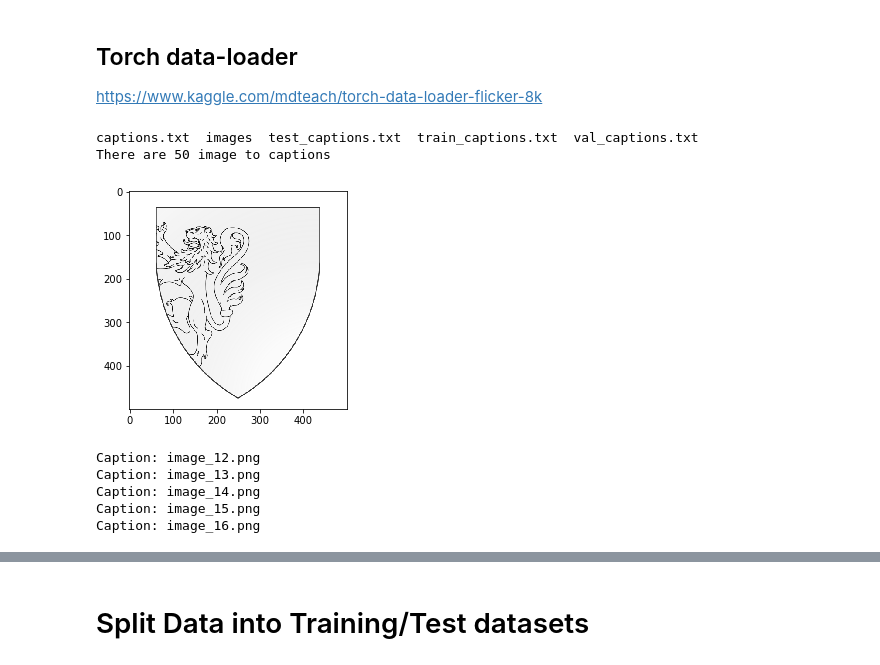
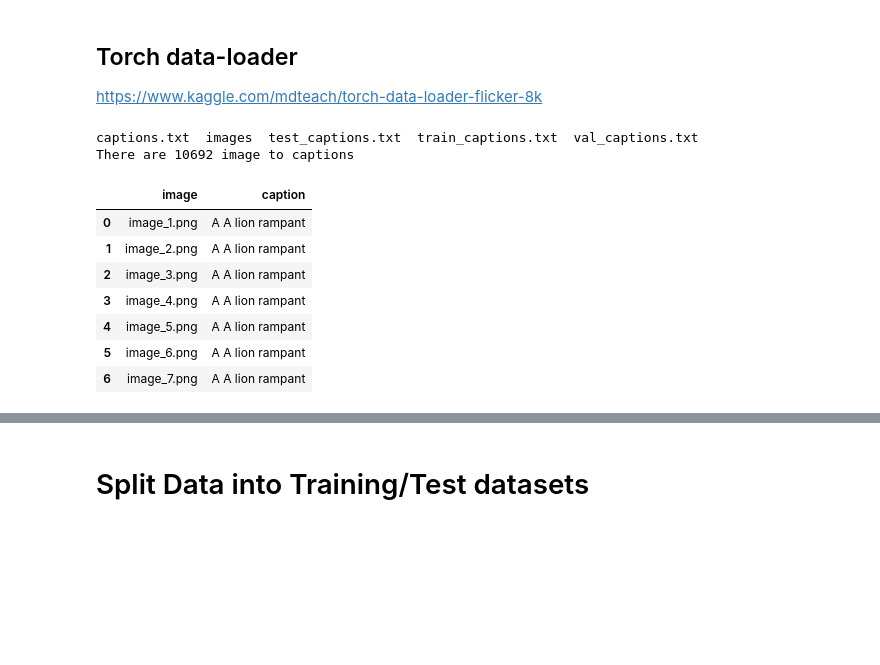
Before and after one commit to safaa-alnabulsi/coat-of-arms, a Jupyter notebook: baseline-model-train-on-all.ipynb, the cells around one changed output, grey strips where cells are left out. Cells and saved outputs as stored; diff of their text form; code cells hidden in the pictures; blank space fills up the shorter version.

```diff
--- a/baseline-model-train-on-all.ipynb
+++ b/baseline-model-train-on-all.ipynb
@@ -8,40 +8,25 @@ import matplotlib.pyplot as plt
 import matplotlib.image as mpimg
 # %%
 #location of the data
-data_location =  '/home/space/datasets/COA/generated-data-api-smaller'
+data_location =  '/home/space/datasets/COA/generated-data-api'
 # data_location =  'generated-data-api'
 !ls $data_location
 
 #reading the text data
 
 caption_file = data_location + '/captions.txt'
 root_folder_images = data_location + '/images'
 df = pd.read_csv(caption_file)
 print("There are {} image to captions".format(len(df)))
 df.head(7)
-
-
-
-#select any index from the whole dataset
-#single image has 5 captions
-#so, select indx as: 1,6,11,16...
-data_idx = 11
-
-image_path = data_location + '/images/'+ df.iloc[data_idx,0]
-img=mpimg.imread(image_path)
-plt.imshow(img)
-plt.show()
-
-#image consits of 5 captions,
-#showing all 5 captions of the image of the given idx
-for i in range(data_idx,data_idx+5):
-    print("Caption:", df.iloc[i,0])
 # %% [output]
 captions.txt  images  test_captions.txt  train_captions.txt  val_captions.txt
-There are 50 image to captions
+There are 10692 image to captions
-[figure, removed]
-Caption: image_12.png
-Caption: image_13.png
-Caption: image_14.png
-Caption: image_15.png
-Caption: image_16.png
+|  | image | caption |
+| 0 | image_1.png | A A lion rampant |
+| 1 | image_2.png | A A lion rampant |
+| 2 | image_3.png | A A lion rampant |
+| 3 | image_4.png | A A lion rampant |
+| 4 | image_5.png | A A lion rampant |
+| 5 | image_6.png | A A lion rampant |
+| 6 | image_7.png | A A lion rampant |
```
Also changed, not shown: parts of 15 cells of this notebook.
